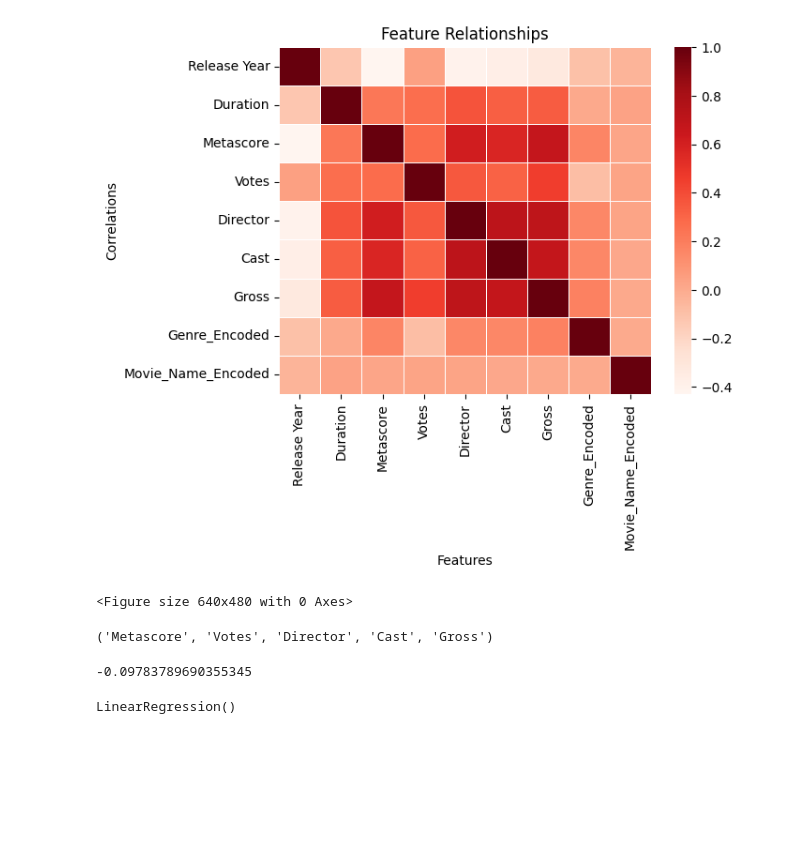
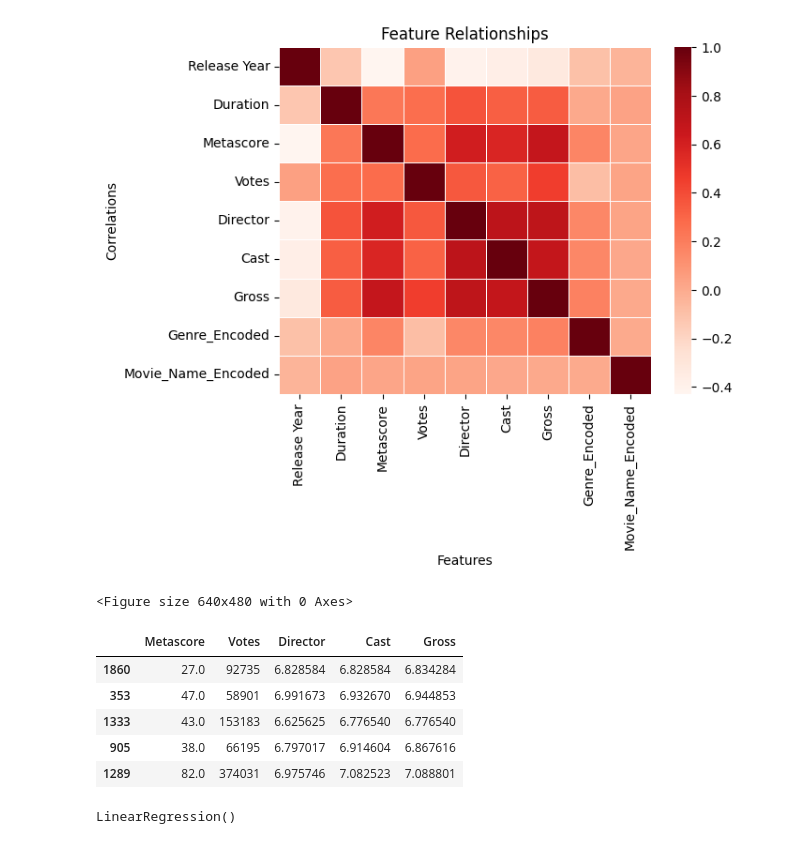
Before and after one commit to UltimateCoderDelta/movie_predictor, a Jupyter notebook: Movie Predictor.ipynb, the cells around one changed output. Cells and saved outputs as stored; diff of their text form; code cells hidden in the pictures; blank space fills up the shorter version.

```diff
--- a/Movie Predictor.ipynb
+++ b/Movie Predictor.ipynb
@@ -354,31 +354,27 @@ plt.clf()
 # %%
 #Sequential feature selection
 lr = LinearRegression()
+# svr = SVR(C=2.0, degree=2, gamma='scale')
 sfs = SFS(
         lr,
         k_features=5,
         forward=True,
         floating=False,
         scoring='neg_mean_squared_error',
-        cv=3,
-        n_jobs=-1)
+        cv=5)
-# %%
-sfs.fit(X_train, y_train)
-plot_sfs(sfs.get_metric_dict())
-plt.show()
-# %%
-print(sfs.subsets_[5]['feature_names'])
-# %% [output]
-('Metascore', 'Votes', 'Director', 'Cast', 'Gross')
-# %%
-print(sfs.subsets_[5]['avg_score'])
-# %% [output]
--0.09783789690355345
 # %%
 #Creating a new X_train set
 selected_features = [feature for feature in sfs.subsets_[5]['feature_names']]
 X_train_chosen = X_train[selected_features]
 X_test_chosen = X_test[selected_features]
+X_test_chosen.head()
+# %% [output]
+|  | Metascore | Votes | Director | Cast | Gross |
+| 1860 | 27.0 | 92735 | 6.828584 | 6.828584 | 6.834284 |
+| 353 | 47.0 | 58901 | 6.991673 | 6.932670 | 6.944853 |
+| 1333 | 43.0 | 153183 | 6.625625 | 6.776540 | 6.776540 |
+| 905 | 38.0 | 66195 | 6.797017 | 6.914604 | 6.867616 |
+| 1289 | 82.0 | 374031 | 6.975746 | 7.082523 | 7.088801 |
 # %%
 #standardizing the votes, metascore and duratio
 scaler = StandardScaler()
```
Also changed, not shown: parts of 13 cells of this notebook.
